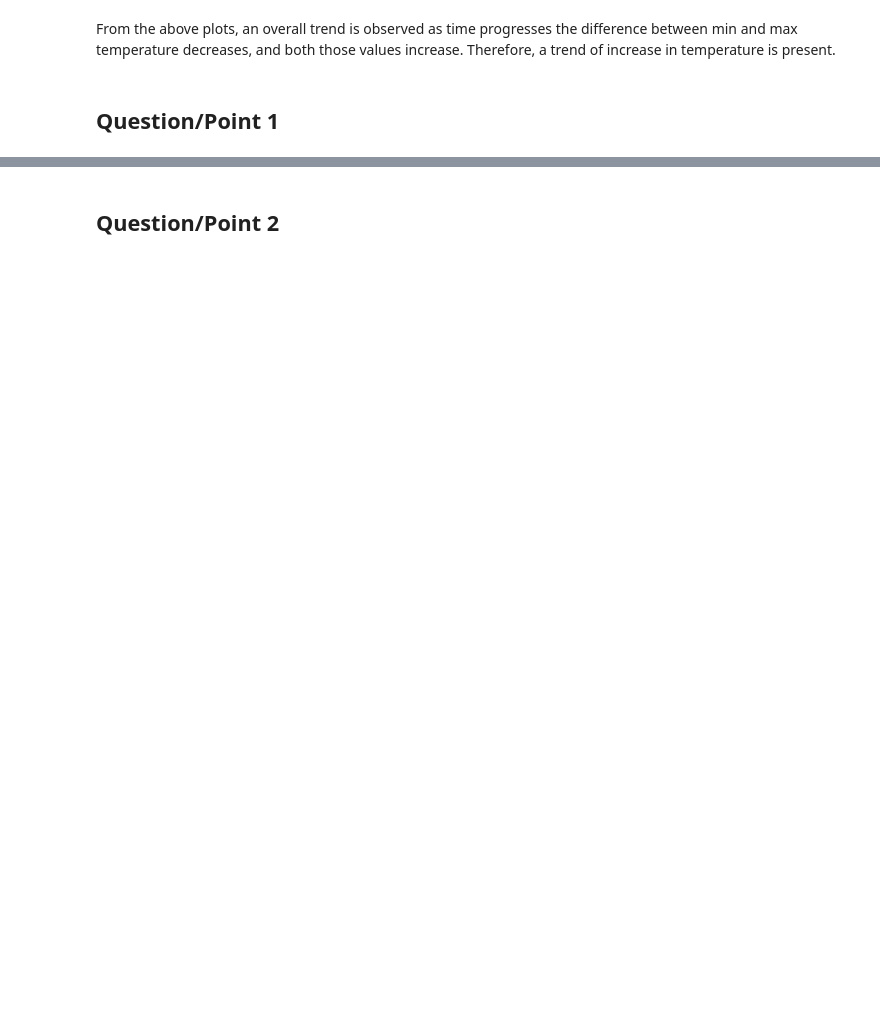
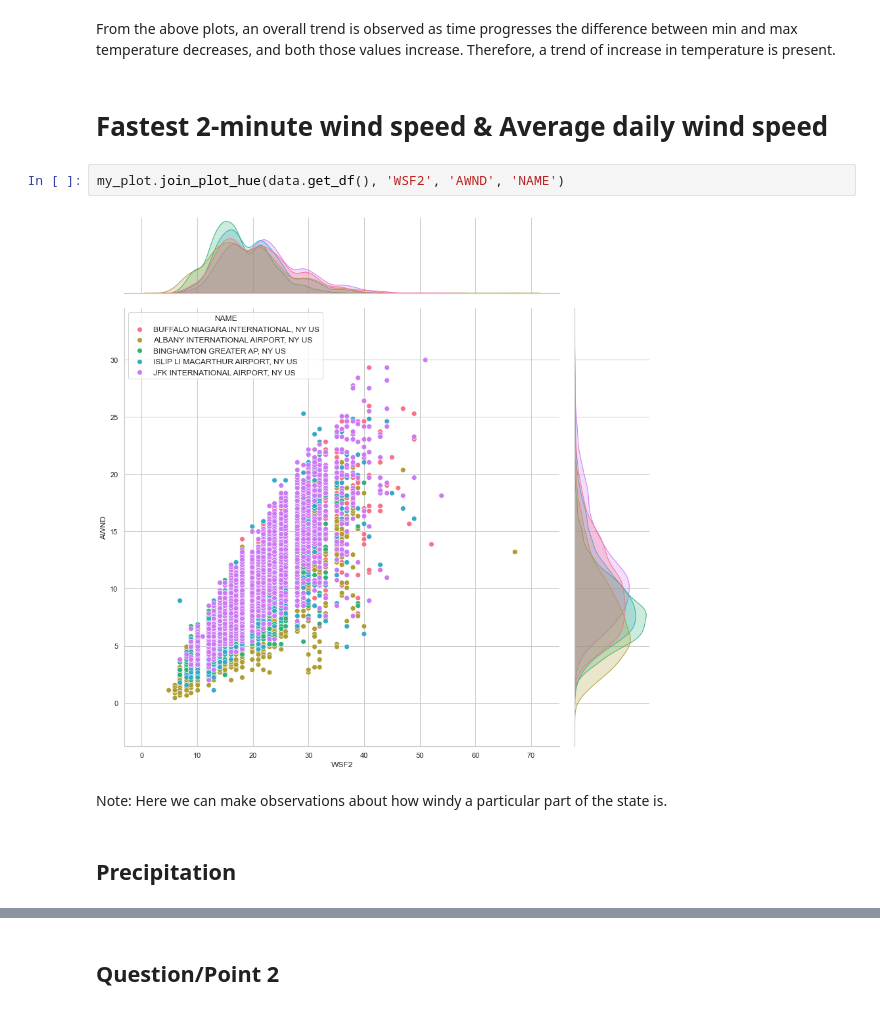
Before and after one commit to Alex-Kamenev/Weather_Data_EDA_2015_2020, a Jupyter notebook: Weather_Project.ipynb, the cells around one changed output, grey strips where cells are left out. Cells and saved outputs as stored; diff of their text form; blank space fills up the shorter version.

```diff
--- a/Weather_Project.ipynb
+++ b/Weather_Project.ipynb
@@ -348,4 +378,12 @@ for df_section in df_list_station:
 # %% [markdown]
 From the above plots, an overall trend is observed as time progresses the difference between min and max temperature decreases, and both those values increase. Therefore, a trend of increase in temperature is present.
+# %% [markdown]
+# Fastest 2-minute wind speed & Average daily wind speed
+# %%
+my_plot.join_plot_hue(data.get_df(), 'WSF2', 'AWND', 'NAME')
+# %% [output]
+[figure, added]
+# %% [markdown]
+Note: Here we can make observations about how windy a particular part of the state is.
 # %% [markdown]
-## Question/Point 1
+## Precipitation
```
Also changed, not shown: parts of 14 cells of this notebook, 1 other file.
